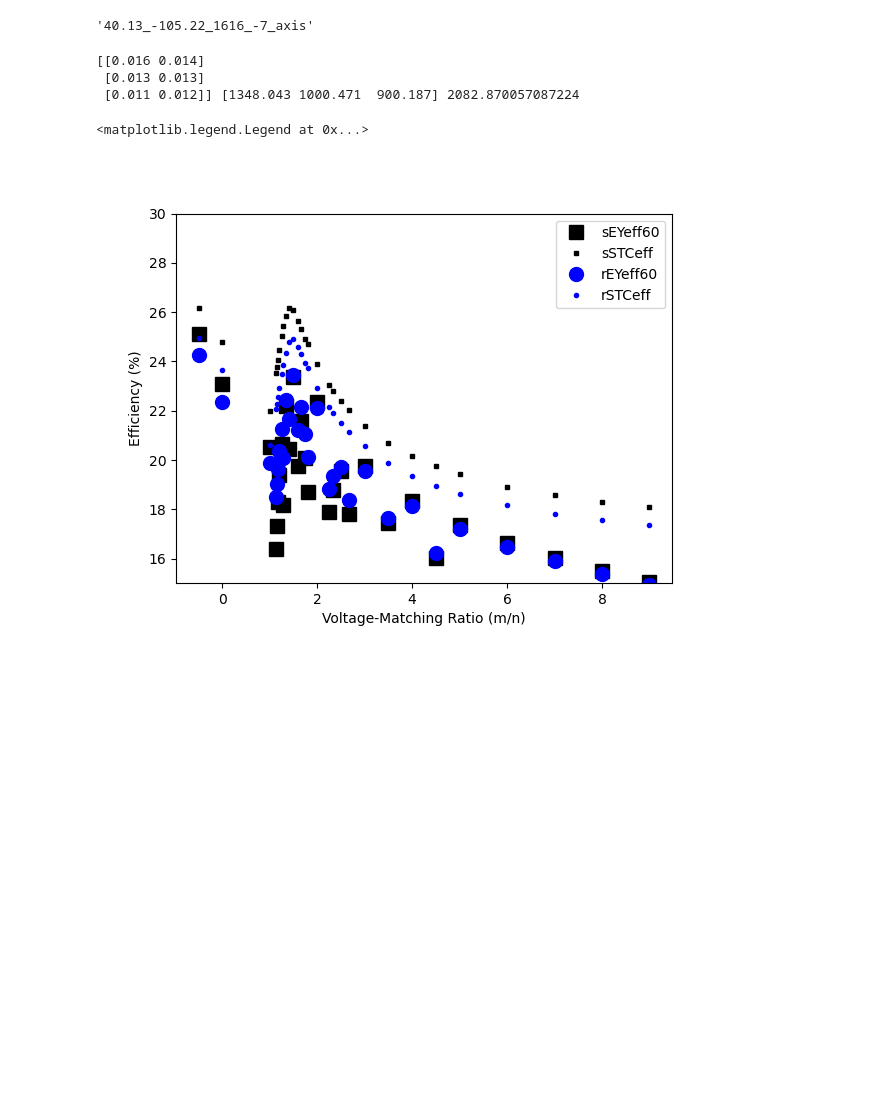
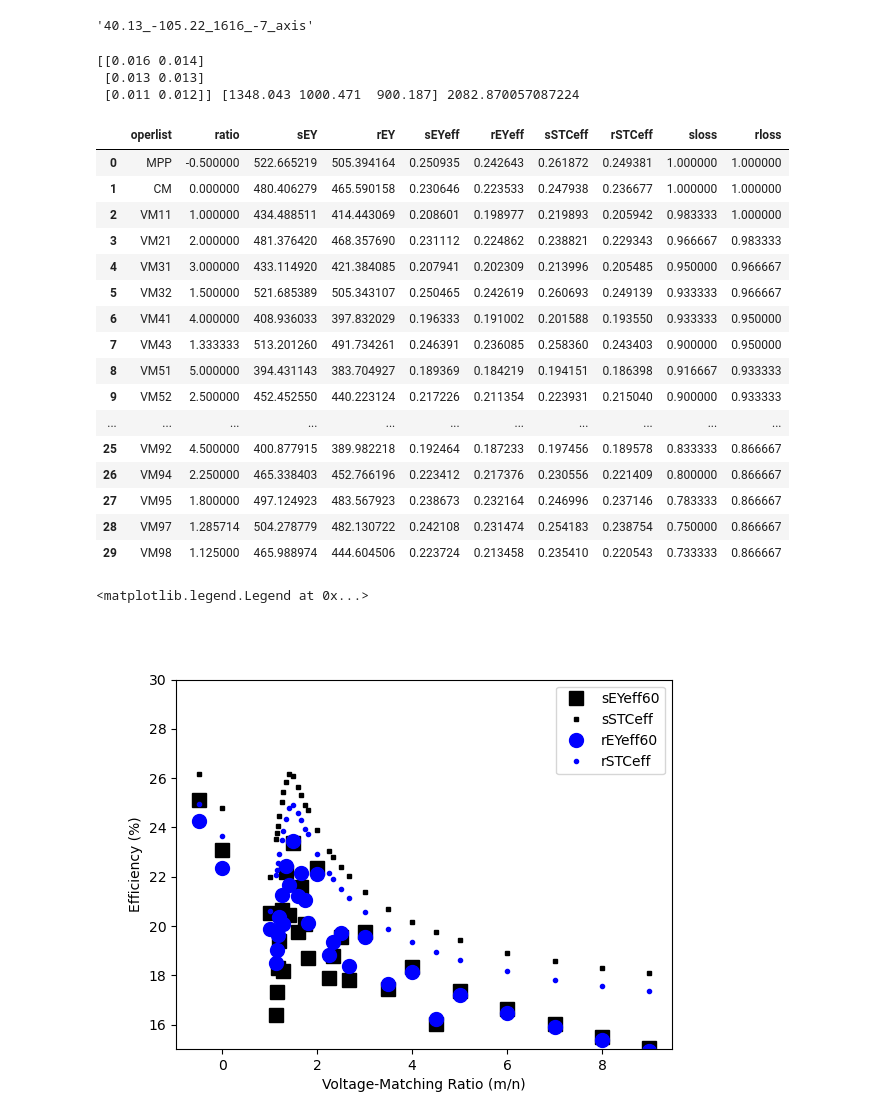
Before and after one commit to NREL/PVcircuit, a Jupyter notebook: notebooks/EYtest.ipynb, the cells around one changed output. Drawn from its saved outputs; the diff is of its cells as text; code cells hidden in the pictures; blank space fills up the shorter version.

```diff
--- a/notebooks/EYtest.ipynb
+++ b/notebooks/EYtest.ipynb
@@ -64,8 +64,12 @@ print(Boulder.JscSTCs, Boulder.RefPower, Boulder.YearlyEnergy)
  [0.011 0.012]] [1348.043 1000.471  900.187] 2082.870057087224
 # %%
 #cfglist = ['VM11','VM43','VM32','VM21','VM31','VM41','MPP','CM']
-cfglist = pvc.EY.VMlist(9)
-num = len(cfglist)
+iref = 1 #global
+ncells = 60
+model = dev3T   #pointer?
+
+operlist = pvc.EY.VMlist(9)
+num = len(operlist)
 ratio = [0] * num
 sEY = [0] * num
 rEY = [0] * num
@@ -75,23 +79,48 @@ sSTCeff = [0] * num
 rSTCeff = [0] * num
 sloss = [0] * num
 rloss = [0] * num
-for i, cfg in enumerate(cfglist):
-    dev3T.bot.set(pn=1) #s-type
-    ratio[i], type3T, sEY[i], sEYeff[i], sSTCeff[i], sloss[i] = Boulder.cellpower(dev3T,cfg)
-    dev3T.bot.set(pn=-1) #r-type
-    ratio[i], type3T, rEY[i], rEYeff[i], rSTCeff[i], rloss[i] = Boulder.cellpower(dev3T,cfg)
+for i, oper in enumerate(operlist):
+    model.bot.set(pn=1) #s-type
+    bot, top, ratio[i], type3T= pvc.EY.cellmodeldesc(model,oper)
+    sloss[i] = pvc.EY.VMloss(type3T, bot, top, ncells)
+    sSTCeff[i] = Boulder.cellSTCeff(model,oper)
+    sEY[i], sEYeff[i] = Boulder.cellEYeff(model,oper)
+
+    model.bot.set(pn=-1) #r-type
+    bot, top, ratio[i], type3T = pvc.EY.cellmodeldesc(model,oper)
+    rloss[i] = pvc.EY.VMloss(type3T, bot, top, ncells)
+    rSTCeff[i] = Boulder.cellSTCeff(model,oper)
+    rEY[i], rEYeff[i] = Boulder.cellEYeff(model,oper)
 # %%
 df = pd.DataFrame()
-df['cfglist'] = cfglist
+df['operlist'] = operlist
 df['ratio'] = ratio
 df['sEY'] = sEY
 df['rEY'] = rEY
 df['sEYeff'] = sEYeff
 df['rEYeff'] = rEYeff
 df['sSTCeff'] = sSTCeff
 df['rSTCeff'] = rSTCeff
 df['sloss'] = sloss
 df['rloss'] = rloss
+# %% [output]
+|  | operlist | ratio | sEY | rEY | sEYeff | rEYeff | sSTCeff | rSTCeff | sloss | rloss |
+| 0 | MPP | -0.500000 | 522.665219 | 505.394164 | 0.250935 | 0.242643 | 0.261872 | 0.249381 | 1.000000 | 1.000000 |
+| 1 | CM | 0.000000 | 480.406279 | 465.590158 | 0.230646 | 0.223533 | 0.247938 | 0.236677 | 1.000000 | 1.000000 |
+| 2 | VM11 | 1.000000 | 434.488511 | 414.443069 | 0.208601 | 0.198977 | 0.219893 | 0.205942 | 0.983333 | 1.000000 |
+| 3 | VM21 | 2.000000 | 481.376420 | 468.357690 | 0.231112 | 0.224862 | 0.238821 | 0.229343 | 0.966667 | 0.983333 |
+| 4 | VM31 | 3.000000 | 433.114920 | 421.384085 | 0.207941 | 0.202309 | 0.213996 | 0.205485 | 0.950000 | 0.966667 |
+| 5 | VM32 | 1.500000 | 521.685389 | 505.343107 | 0.250465 | 0.242619 | 0.260693 | 0.249139 | 0.933333 | 0.966667 |
+| 6 | VM41 | 4.000000 | 408.936033 | 397.832029 | 0.196333 | 0.191002 | 0.201588 | 0.193550 | 0.933333 | 0.950000 |
+| 7 | VM43 | 1.333333 | 513.201260 | 491.734261 | 0.246391 | 0.236085 | 0.258360 | 0.243403 | 0.900000 | 0.950000 |
+| 8 | VM51 | 5.000000 | 394.431143 | 383.704927 | 0.189369 | 0.184219 | 0.194151 | 0.186398 | 0.916667 | 0.933333 |
+| 9 | VM52 | 2.500000 | 452.452550 | 440.223124 | 0.217226 | 0.211354 | 0.223931 | 0.215040 | 0.900000 | 0.933333 |
+| ... | ... | ... | ... | ... | ... | ... | ... | ... | ... | ... |
+| 25 | VM92 | 4.500000 | 400.877915 | 389.982218 | 0.192464 | 0.187233 | 0.197456 | 0.189578 | 0.833333 | 0.866667 |
+| 26 | VM94 | 2.250000 | 465.338403 | 452.766196 | 0.223412 | 0.217376 | 0.230556 | 0.221409 | 0.800000 | 0.866667 |
+| 27 | VM95 | 1.800000 | 497.124923 | 483.567923 | 0.238673 | 0.232164 | 0.246996 | 0.237146 | 0.783333 | 0.866667 |
+| 28 | VM97 | 1.285714 | 504.278779 | 482.130722 | 0.242108 | 0.231474 | 0.254183 | 0.238754 | 0.750000 | 0.866667 |
+| 29 | VM98 | 1.125000 | 465.988974 | 444.604506 | 0.223724 | 0.213458 | 0.235410 | 0.220543 | 0.733333 | 0.866667 |
 # %%
 fig, ax = plt.subplots()
 ax.plot(df['ratio'], 100*df['sEYeff']*df['sloss'], c='black', ms=10, lw=0, marker='s', label='sEYeff60')
```
Also changed, not shown: 6 other files.
